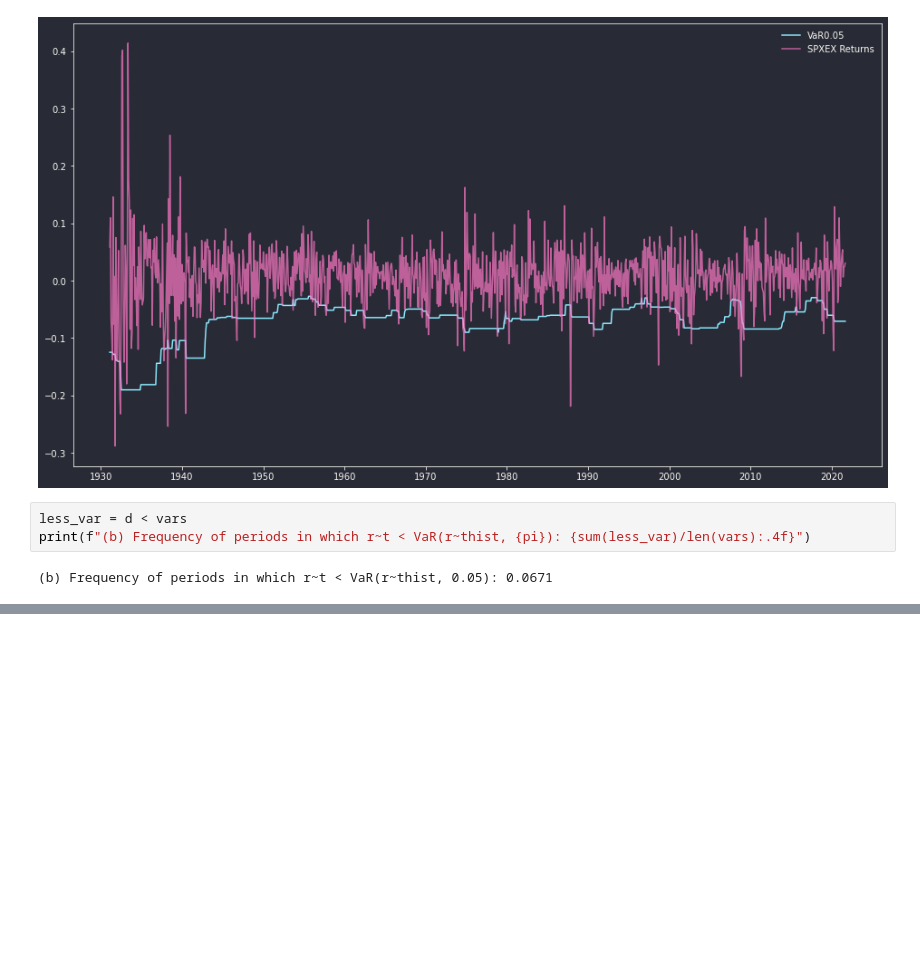
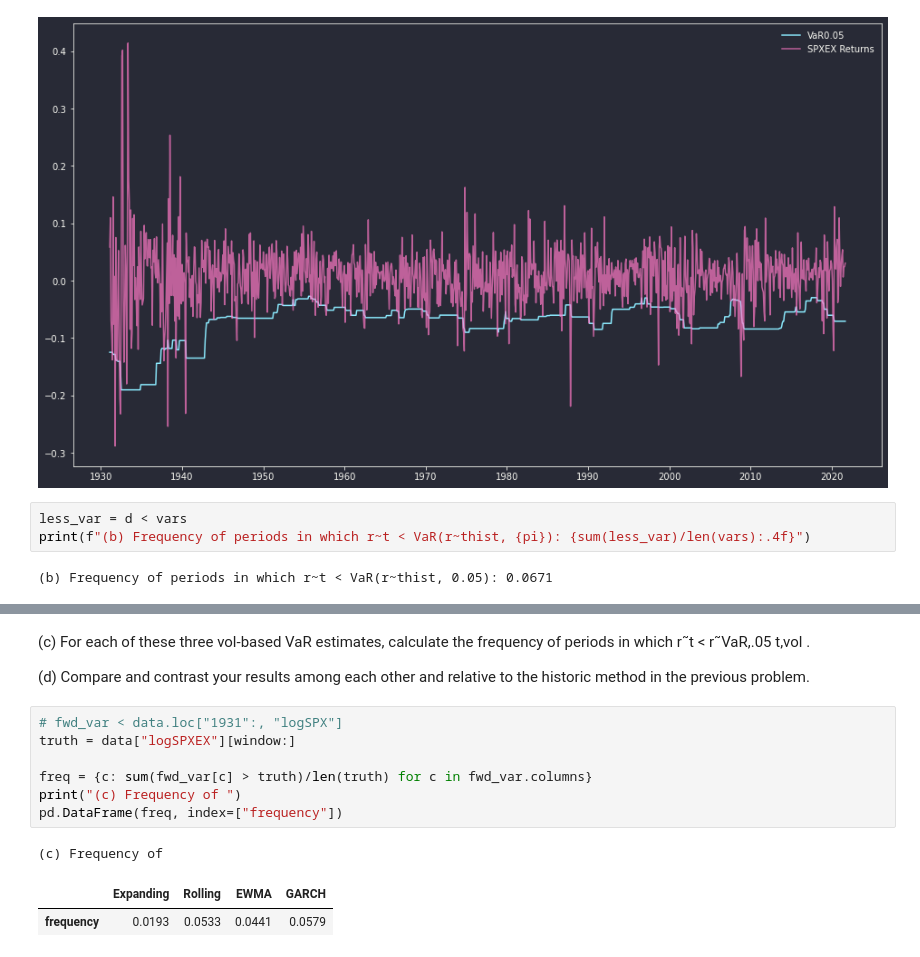
Before and after one commit to philipwlee/portrisk, a Jupyter notebook: hw3/hw3.ipynb, the cells around one changed output, grey strips where cells are left out. Saved outputs shown, nothing was run; the diff lists cells and outputs as text; blank space fills up the shorter version.

```diff
--- a/hw3/hw3.ipynb
+++ b/hw3/hw3.ipynb
@@ -341,0 +361,18 @@ plt.show()
+# %% [markdown]
+(c) For each of these three vol-based VaR estimates, calculate the frequency of periods in which
+r˜t < r˜VaR,.05
+t,vol .
+
+(d) Compare and contrast your results among each other and relative to the historic method
+in the previous problem.
+# %%
+# fwd_var < data.loc["1931":, "logSPX"]
+truth = data["logSPXEX"][window:]
+
+freq = {c: sum(fwd_var[c] > truth)/len(truth) for c in fwd_var.columns}
+print("(c) Frequency of ")
+pd.DataFrame(freq, index=["frequency"])
+# %% [output]
+(c) Frequency of
+|  | Expanding | Rolling | EWMA | GARCH |
+| frequency | 0.0193 | 0.0533 | 0.0441 | 0.0579 |
```
Also changed, not shown: parts of 8 cells of this notebook.
